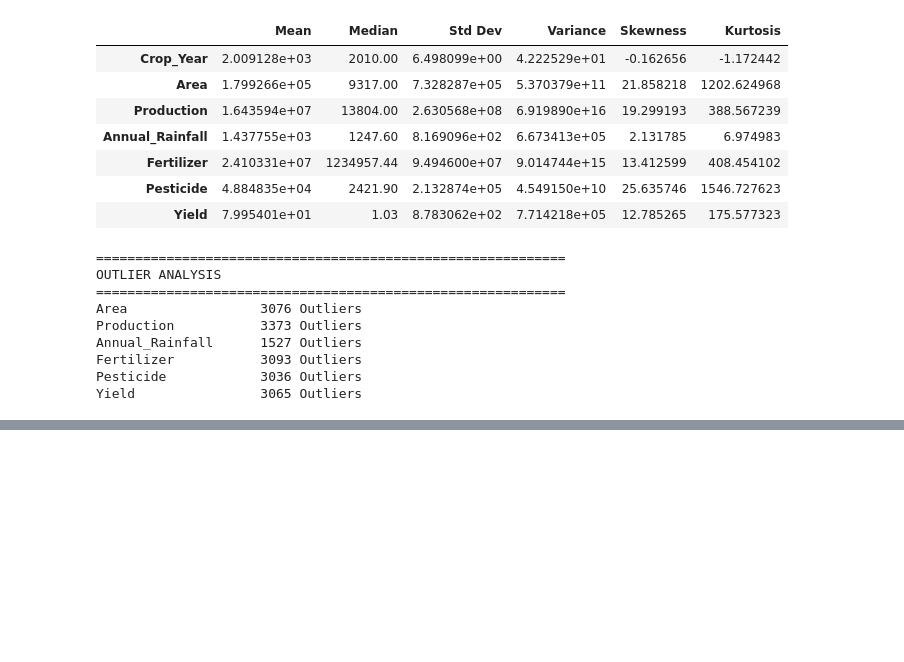
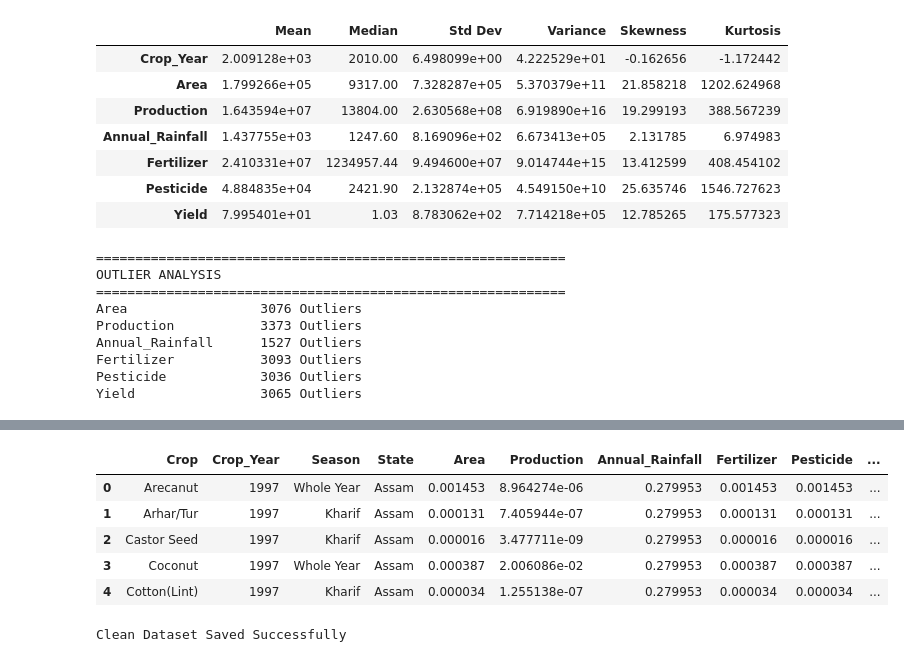
Before and after one commit to samruddhi042/Machine-Learning-Data-Analyst-Internship, a Jupyter notebook: notebooks/Week1_Data_Cleaning.ipynb, the cells around one changed output, grey strips where cells are left out. Cells and saved outputs as stored; diff of their text form; code cells hidden in the pictures; blank space fills up the shorter version.

```diff
--- a/notebooks/Week1_Data_Cleaning.ipynb
+++ b/notebooks/Week1_Data_Cleaning.ipynb
@@ -333,0 +367,23 @@ NameError: name 'plt' is not defined
+# %%
+from sklearn.preprocessing import MinMaxScaler
+
+scaled_df = df.copy()
+
+scaler = MinMaxScaler()
+
+scaled_df[numeric_cols] = scaler.fit_transform(df[numeric_cols])
+
+scaled_df.head()
+# %% [output]
+|  | Crop | Crop_Year | Season | State | Area | Production | Annual_Rainfall | Fertilizer | Pesticide | ... |
+| 0 | Arecanut | 1997 | Whole Year | Assam | 0.001453 | 8.964274e-06 | 0.279953 | 0.001453 | 0.001453 | ... |
+| 1 | Arhar/Tur | 1997 | Kharif | Assam | 0.000131 | 7.405944e-07 | 0.279953 | 0.000131 | 0.000131 | ... |
+| 2 | Castor Seed | 1997 | Kharif | Assam | 0.000016 | 3.477711e-09 | 0.279953 | 0.000016 | 0.000016 | ... |
+| 3 | Coconut | 1997 | Whole Year | Assam | 0.000387 | 2.006086e-02 | 0.279953 | 0.000387 | 0.000387 | ... |
+| 4 | Cotton(Lint) | 1997 | Kharif | Assam | 0.000034 | 1.255138e-07 | 0.279953 | 0.000034 | 0.000034 | ... |
+# %%
+df.to_csv("../data/cleaned/crop_yield_cleaned.csv", index=False)
+
+print("Clean Dataset Saved Successfully")
+# %% [output]
+Clean Dataset Saved Successfully
```
Also changed, not shown: parts of 4 cells of this notebook.
